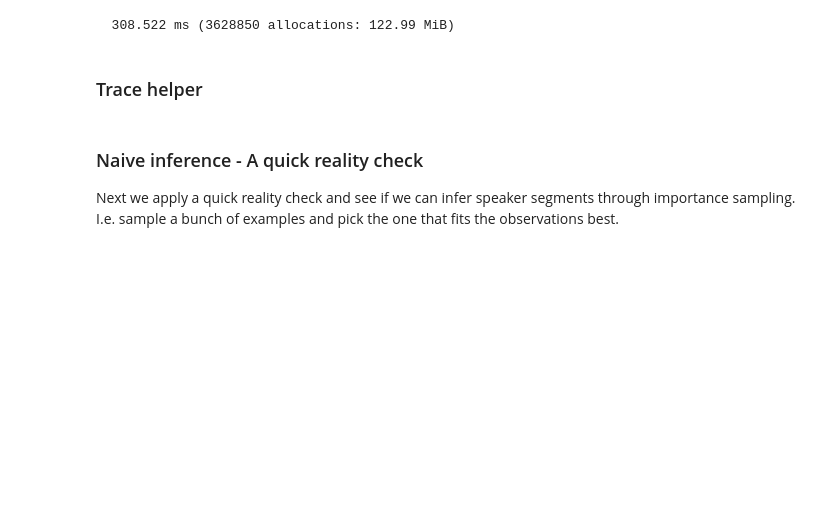
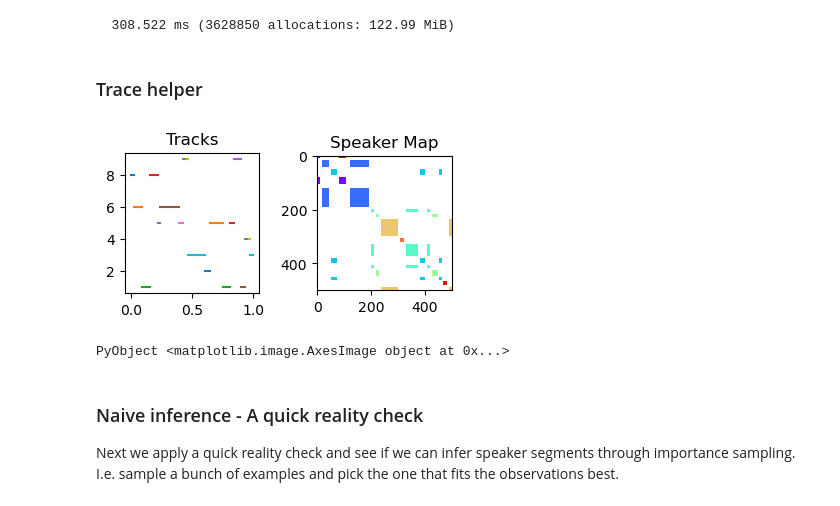
Before and after one commit to cgn-ai/cgnai-public, a Jupyter notebook: notebooks/podverse/Speaker_diarization_with_Gen.ipynb, the cells around one changed output. Saved outputs shown, nothing was run; the diff lists cells and outputs as text; code cells hidden in the pictures; blank space fills up the shorter version.

```diff
--- a/notebooks/podverse/Speaker_diarization_with_Gen.ipynb
+++ b/notebooks/podverse/Speaker_diarization_with_Gen.ipynb
@@ -419,6 +434,36 @@ function make_speaker_map(tr)
     SM[SM.==0] .= NaN
     return SM
 end;
+# %%
+"""
+    plot_speaker_tracks(tr)
+
+"""
+function plot_speaker_tracks(tr)
+    ids = tr[][:ids]
+    ls = tr[][:ls]
+    ps = tr[][:ps]
+    N = size(ids,1)
+    keymap = Dict()
+    key = 0
+    segs = hcat([0; ps[1:end-1]], ps[1:end])
+    sp_map = make_speaker_map(tr)
+    # ------------------------------------------
+    fig, axs = plt.subplots(1,2,figsize=(4,2))
+    fig.tight_layout()
+    axs[1].set_title("Tracks");
+    for i in 1:N
+        axs[1].plot(segs[i,:],[ids[i],ids[i]]);
+    end
+    axs[2].set_title("Speaker Map");
+    axs[2].imshow(sp_map, cmap="rainbow");
+end;
+
+tr = trs[1]
+plot_speaker_tracks(tr)
+# %% [output]
+[figure, added]
+PyObject <matplotlib.image.AxesImage object at 0x...>
 # %%
 """
     make_prob_map(tr)
```
Also changed, not shown: parts of 10 cells of this notebook.
